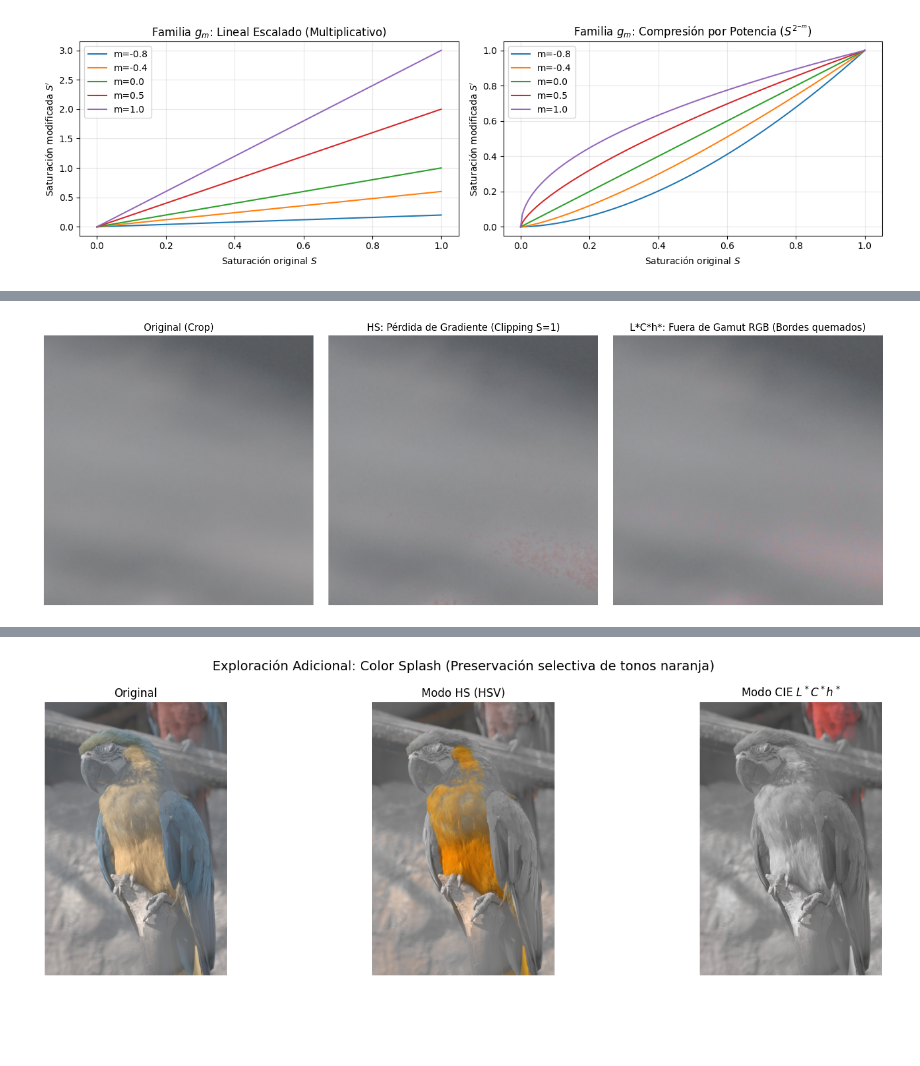
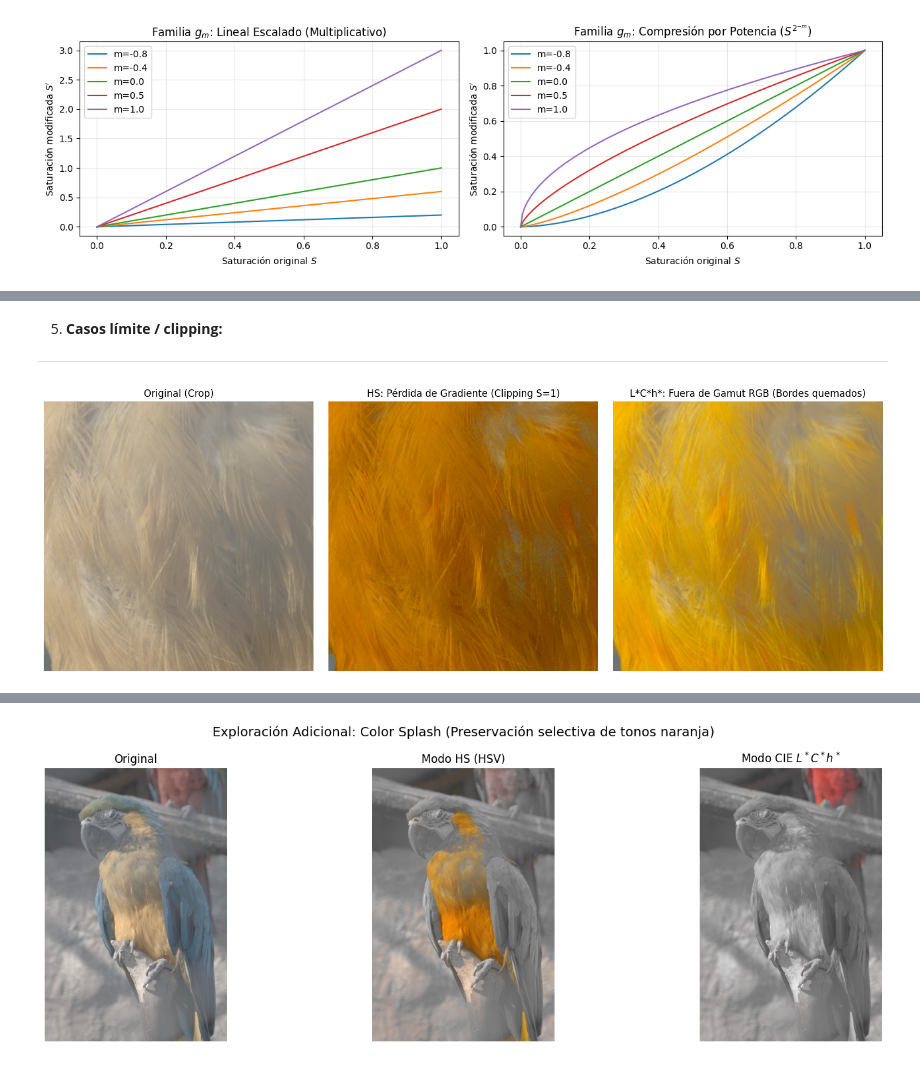
Before and after one commit to arc3uz/Fundamentos-Procesamiento-Imagenes_IIC2714-1, a Jupyter notebook: Tarea_1/cuadernos/01_saturacion_color.ipynb, the cells around one changed output, grey strips where cells are left out. Saved outputs shown, nothing was run; the diff lists cells and outputs as text; code cells hidden in the pictures; blank space fills up the shorter version.

```diff
--- a/Tarea_1/cuadernos/01_saturacion_color.ipynb
+++ b/Tarea_1/cuadernos/01_saturacion_color.ipynb
@@ -134,28 +148,31 @@ plt.show()
+# %% [markdown]
+5. **Casos límite / clipping:**
+---
 # %%
 # Provocar saturación extrema con m=3.0 en tonos cálidos
 cfg_extrema = [(0, 3.0), (60, 3.0), (120, 0.0), (300, 0.0)]
 
 img1_extrema_hs = ColorSaturation(img1, cfg_extrema, modo="HS", metodo_gm="lineal_escalado")
 img1_extrema_lch = ColorSaturation(img1, cfg_extrema, modo="LCh", metodo_gm="lineal_escalado")
 
 # Recorte ampliado (crop) para visualizar artefactos de clipping
-crop_y, crop_x = slice(200, 450), slice(200, 450)
+crop_y, crop_x = slice(1800, 2600), slice(1200, 2000)
 
 fig, axes = plt.subplots(1, 3, figsize=(15, 5))
 axes[0].imshow(img1[crop_y, crop_x])
 axes[0].set_title("Original (Crop)")
 axes[0].axis("off")
 
 axes[1].imshow(img1_extrema_hs[crop_y, crop_x])
 axes[1].set_title("HS: Pérdida de Gradiente (Clipping S=1)")
 axes[1].axis("off")
 
 axes[2].imshow(img1_extrema_lch[crop_y, crop_x])
 axes[2].set_title("L*C*h*: Fuera de Gamut RGB (Bordes quemados)")
 axes[2].axis("off")
 
 plt.tight_layout()
 plt.savefig("../figuras/p1/05_clipping_gamut.png", dpi=300, bbox_inches="tight")
 plt.show()
 # %% [output]
-[figure, old version]
+[figure, new version]
```
Also changed, not shown: parts of 13 cells of this notebook, 23 other files.
